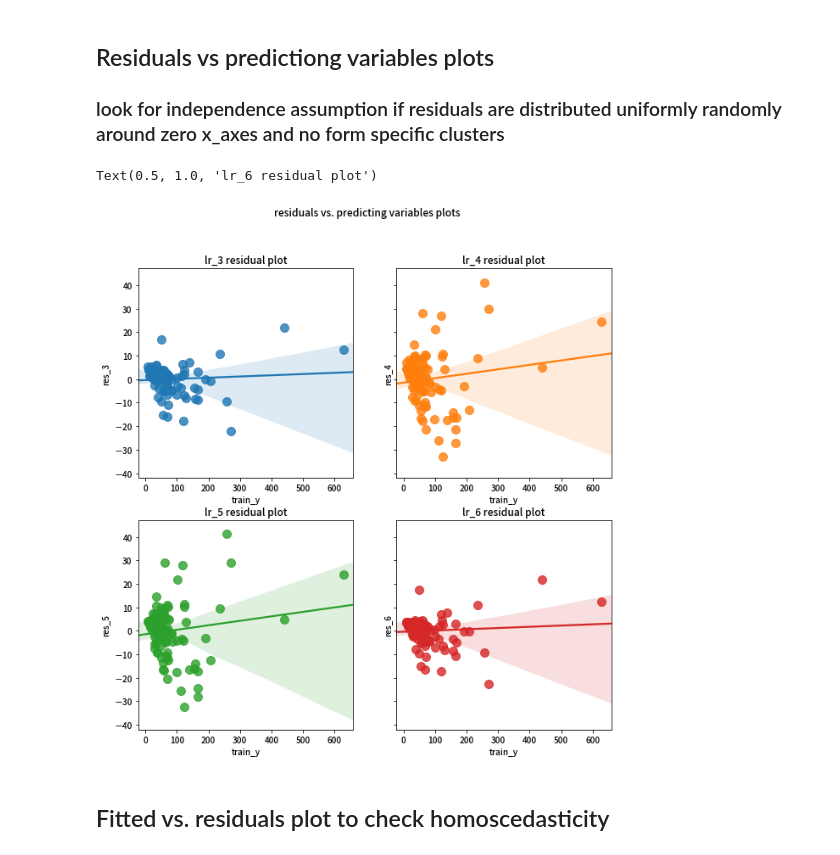
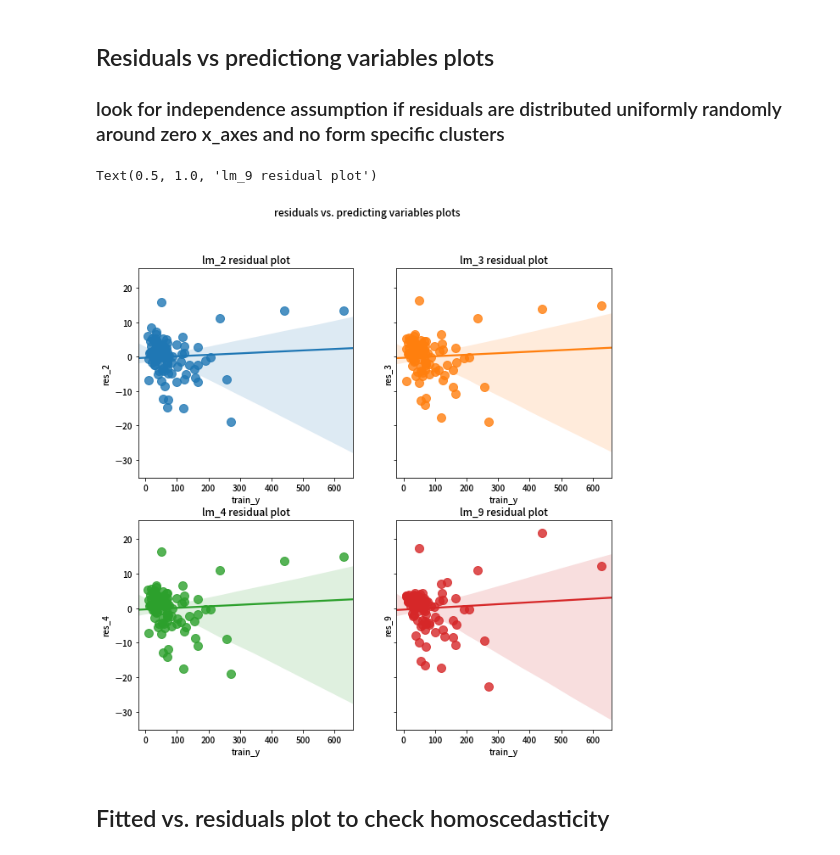
Before and after one commit to hello0217/auction, a Jupyter notebook: auction.ipynb, the cells around one changed output. Cells and saved outputs as stored; diff of their text form; code cells hidden in the pictures.

```diff
--- a/auction.ipynb
+++ b/auction.ipynb
@@ -705,0 +760,7 @@ strong multicollinearity or other numerical problems.
+# %%
+## 只選一個變數
+x_train8 = x_train[['最低投標價格(元)']]
+x_lm8 = sm.add_constant(x_train8)
+lm8 = sm.OLS(y_train, x_lm8).fit()
+lm8.summary()
+##AIC = 794.9, BIC = 800.2, adjr2 = 0.981
@@ -705,0 +787,7 @@ strong multicollinearity or other numerical problems.
+# %%
+## 只選一個變數
+x_train9 = x_train[['投標最後一天平均成交價']]
+x_lm9 = sm.add_constant(x_train9)
+lm9 = sm.OLS(y_train, x_lm9).fit()
+lm9.summary()
+##AIC = 663.7, BIC = 668.9, adjr2 = 0.995
@@ -900,5 +934,5 @@ Text(0.5, 1.0, 'lr_6')
 # %%
-data = {'train_y' : y_train, 'pred_y3' : y_pred3, 'pred_y4' : y_pred4, 'pred_y5' : y_pred5, 'pred_y6' : y_pred6}
+data = {'train_y' : y_train, 'pred_y2' : y_pred2, 'pred_y3' : y_pred4, 'pred_y4' : y_pred4, 'pred_y9' : y_pred9}
 train_pred_df = pd.DataFrame(data)
 train_pred_df.head()
 # %% [output]
@@ -911,8 +945,8 @@ train_pred_df.head()
 # %%
+train_pred_df['res_2'] = train_pred_df['train_y'] - train_pred_df['pred_y2']
 train_pred_df['res_3'] = train_pred_df['train_y'] - train_pred_df['pred_y3']
 train_pred_df['res_4'] = train_pred_df['train_y'] - train_pred_df['pred_y4']
-train_pred_df['res_5'] = train_pred_df['train_y'] - train_pred_df['pred_y5']
-train_pred_df['res_6'] = train_pred_df['train_y'] - train_pred_df['pred_y6']
+train_pred_df['res_9'] = train_pred_df['train_y'] - train_pred_df['pred_y9']
 # %% [markdown]
 ## 符合常態的資料應該長這樣
 # %%
@@ -949,33 +983,37 @@ Text(0.5, 1.0, 'lr_6')
 # %%
 fig, axes = plt.subplots(2, 2, figsize =(10, 10), sharey = True)
 fig.suptitle('residuals vs. predicting variables plots')
 
 sn.regplot(ax = axes[0, 0],
+           x = 'train_y', y = 'res_2',
+           data = train_pred_df,
+           scatter_kws = {'marker' : 'D', 's' : 100}
+           )
+axes[0,0].set_title('lm_2 residual plot')
+
+sn.regplot(ax = axes[0,1],
            x = 'train_y', y = 'res_3',
            data = train_pred_df,
-           scatter_kws = {'marker' : 'D', 's' : 100})
-axes[0,0].set_title('lr_3 residual plot')
+           scatter_kws = {'marker' : 'D', 's' : 100}
+           )
+axes[0,1].set_title('lm_3 residual plot')
 
-sn.regplot(ax = axes[0,1],
+sn.regplot(ax = axes[1,0],
            x = 'train_y', y = 'res_4',
            data = train_pred_df,
-           scatter_kws = {'marker' : 'D', 's' : 100})
-axes[0,1].set_title('lr_4 residual plot')
-
-sn.regplot(ax = axes[1,0],
-           x = 'train_y', y = 'res_5',
-           data = train_pred_df,
-           scatter_kws = {'marker' : 'D', 's' : 100})
-axes[1,0].set_title('lr_5 residual plot')
+           scatter_kws = {'marker' : 'D', 's' : 100}
+           )
+axes[1,0].set_title('lm_4 residual plot')
 
 sn.regplot(ax = axes[1,1],
-           x = 'train_y', y = 'res_6',
+           x = 'train_y', y = 'res_9',
            data = train_pred_df,
-           scatter_kws = {'marker' : 'D', 's' : 100})
-axes[1,1].set_title('lr_6 residual plot')
+           scatter_kws = {'marker' : 'D', 's' : 100}
+           )
+axes[1,1].set_title('lm_9 residual plot')
 # %% [output]
-Text(0.5, 1.0, 'lr_6 residual plot')
+Text(0.5, 1.0, 'lm_9 residual plot')
-[figure, old version]
+[figure, new version]
 # %% [markdown]
 ## Fitted vs. residuals plot to check homoscedasticity
 # %%
```
Also changed, not shown: parts of 38 cells of this notebook.
